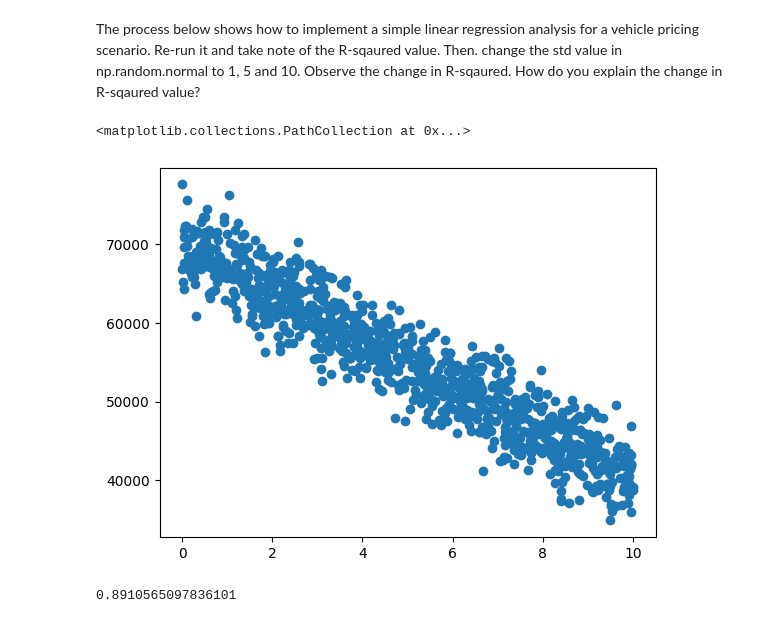
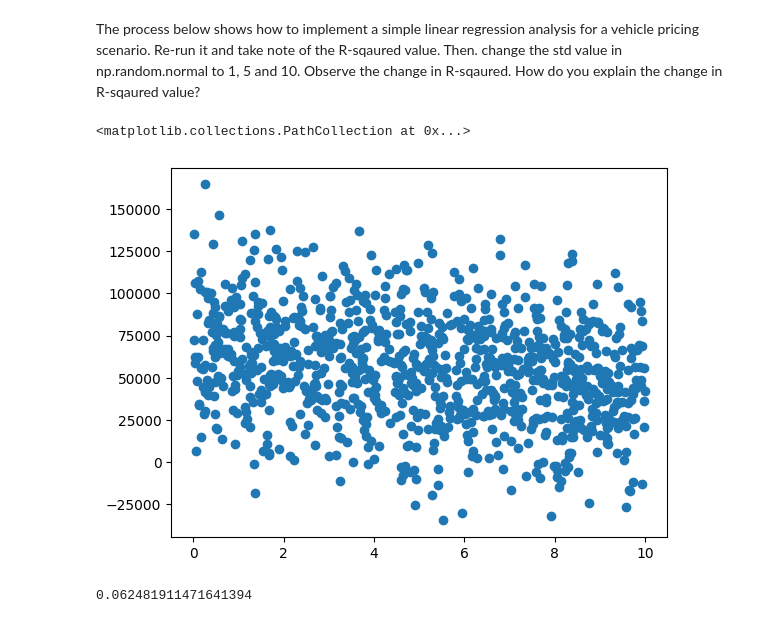
Before and after one commit to sinayavarian/Math-for-AI, a Jupyter notebook: Lab_Exercise_5.ipynb, the cells around one changed output. Cells and saved outputs as stored; diff of their text form; code cells hidden in the pictures.

```diff
--- a/Lab_Exercise_5.ipynb
+++ b/Lab_Exercise_5.ipynb
@@ -7,21 +7,21 @@ The process below shows how to implement a simple linear regression analysis for
 # %%
 %matplotlib inline
 import numpy as np
 import matplotlib.pyplot as plt
 from sklearn.linear_model import LinearRegression
 
 vehicle_age = np.random.uniform(0,10,1000)
-vehicle_price = 70000 - (vehicle_age + np.random.normal(0, 1, 1000)) * 3000
+vehicle_price = 70000 - (vehicle_age + np.random.normal(0, 10, 1000)) * 3000
 
 vehicle_age = vehicle_age.reshape(-1, 1)  #reshape for single feature, use (1,-1) for single sample
 vehicle_price = vehicle_price.reshape(-1, 1)
 
 plt.scatter(vehicle_age, vehicle_price)
 # %% [output]
 <matplotlib.collections.PathCollection at 0x...>
-[figure, old version]
+[figure, new version]
 # %%
 reg = LinearRegression().fit(vehicle_age, vehicle_price)
 reg.score(vehicle_age, vehicle_price)
 # %% [output]
-0.8910565097836101
+0.062481911471641394
```
Also changed, not shown: parts of 1 cell of this notebook.
